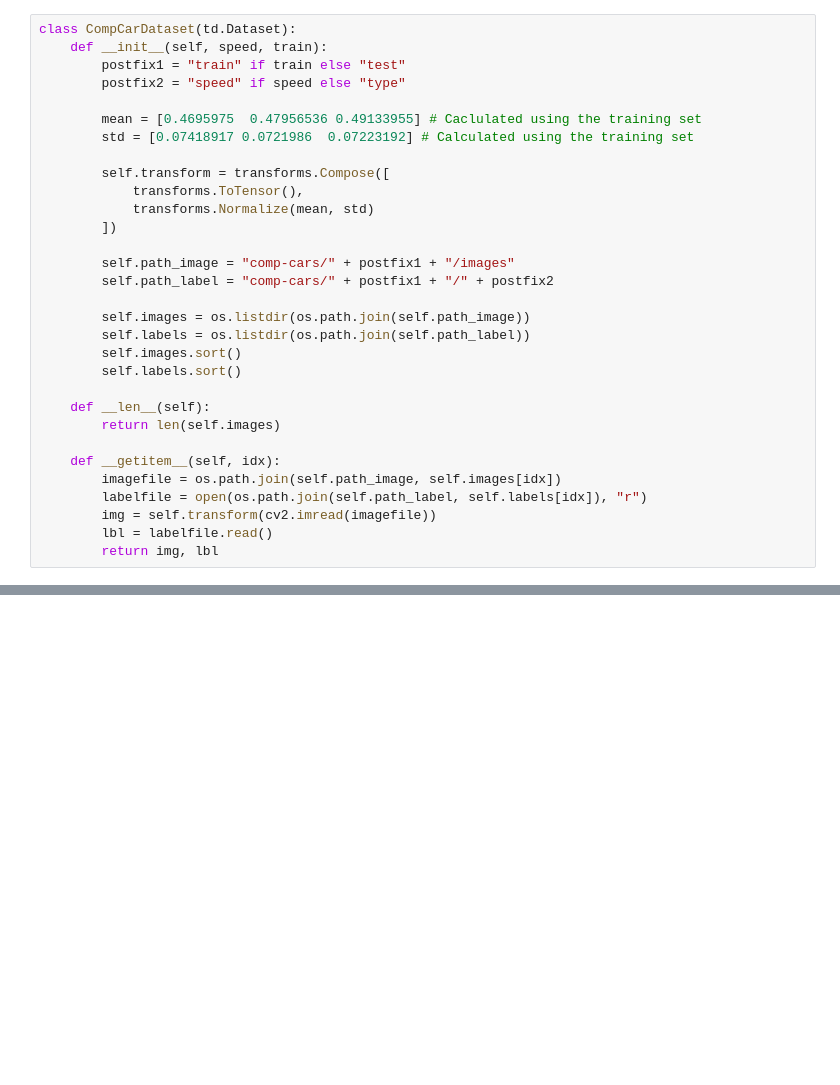
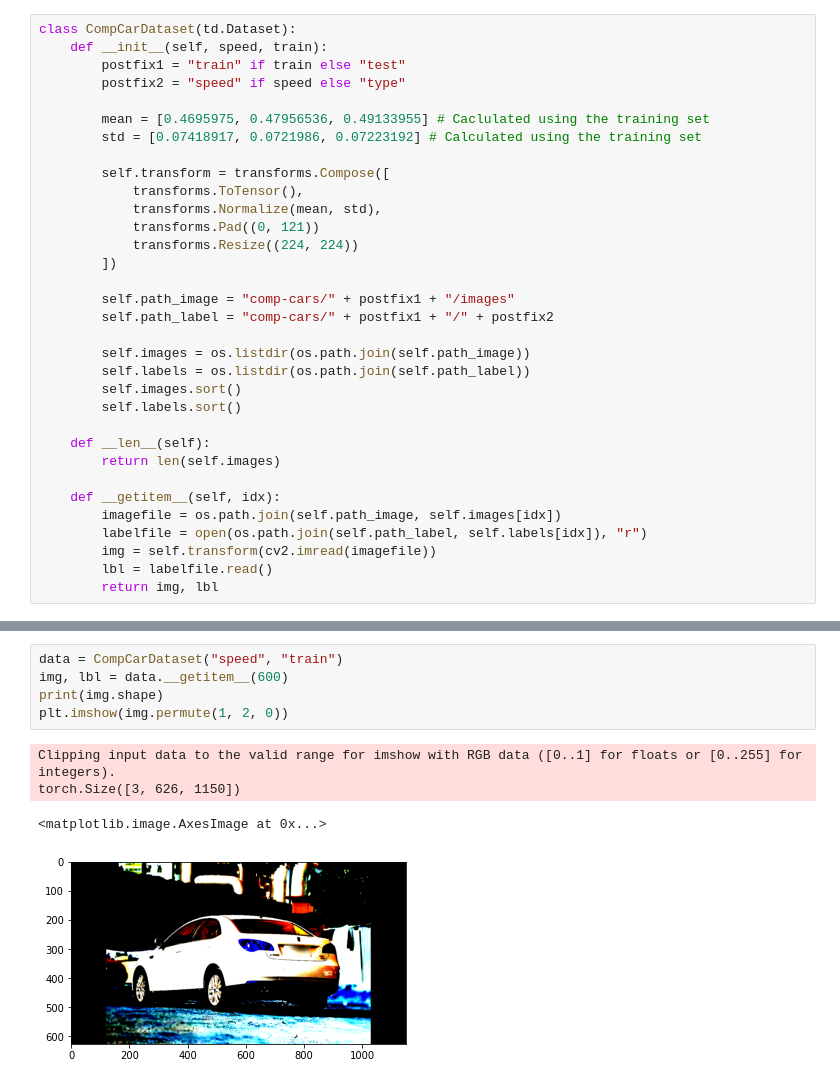
Before and after one commit to nishukothari/attribute-recognition, a Jupyter notebook: recognition.ipynb, the cells around one changed output, grey strips where cells are left out. Saved outputs shown, nothing was run; the diff lists cells and outputs as text; blank space fills up the shorter version.

Commit message:
Restructured DataLoader for usage by Multi Attribute Recognition and defined ResNet Classes

```diff
--- a/recognition.ipynb
+++ b/recognition.ipynb
@@ -11,12 +15,14 @@ class CompCarDataset(td.Dataset):
         postfix1 = "train" if train else "test"
         postfix2 = "speed" if speed else "type"
 
-        mean = [0.4695975  0.47956536 0.49133955] # Caclulated using the training set
-        std = [0.07418917 0.0721986  0.07223192] # Calculated using the training set
+        mean = [0.4695975, 0.47956536, 0.49133955] # Caclulated using the training set
+        std = [0.07418917, 0.0721986, 0.07223192] # Calculated using the training set
 
         self.transform = transforms.Compose([
             transforms.ToTensor(),
-            transforms.Normalize(mean, std)
+            transforms.Normalize(mean, std),
+            transforms.Pad((0, 121))
+            transforms.Resize((224, 224))
         ])
 
         self.path_image = "comp-cars/" + postfix1 + "/images"
@@ -38,0 +59,10 @@ class CompCarDataset(td.Dataset):
+# %%
+data = CompCarDataset("speed", "train")
+img, lbl = data.__getitem__(600)
+print(img.shape)
+plt.imshow(img.permute(1, 2, 0))
+# %% [output]
+Clipping input data to the valid range for imshow with RGB data ([0..1] for floats or [0..255] for integers).
+torch.Size([3, 626, 1150])
+<matplotlib.image.AxesImage at 0x...>
+[figure, added]
```
Also changed, not shown: parts of 3 cells of this notebook.
